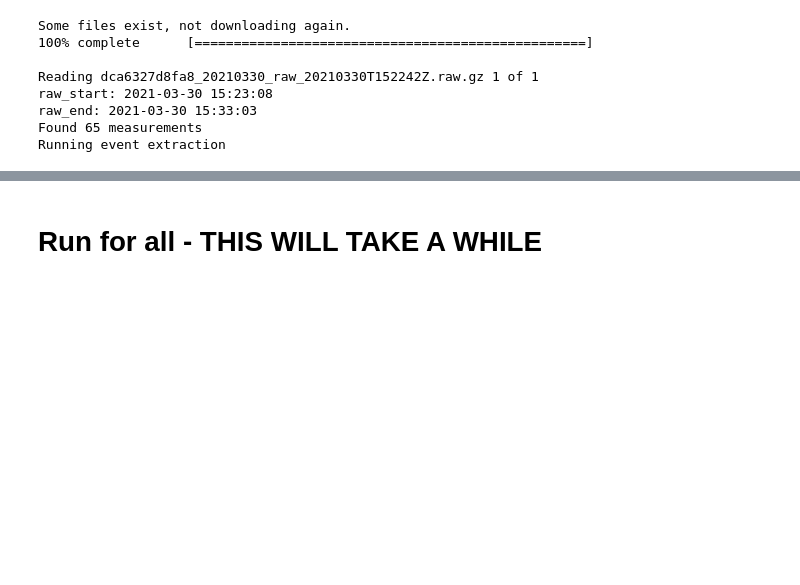
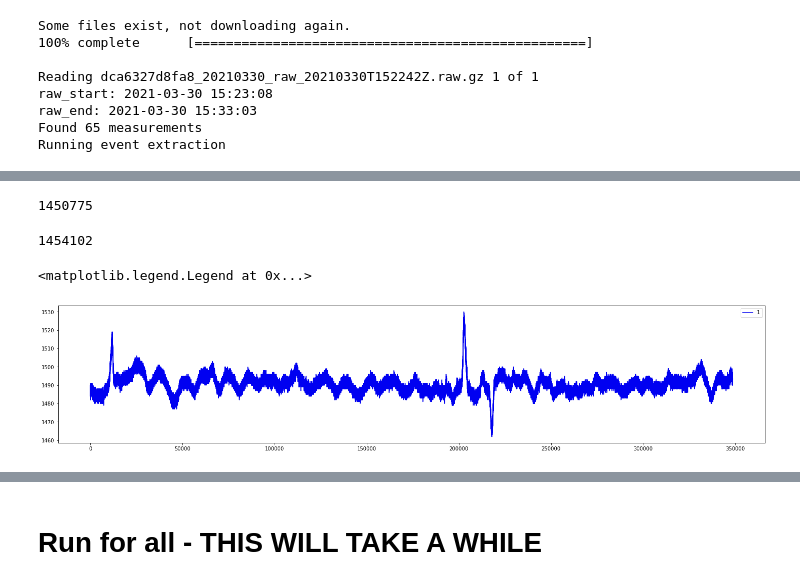
Before and after one commit to nikolajsheller/02456-2021-project, a Jupyter notebook: format_labelled_data.ipynb, the cells around one changed output, grey strips where cells are left out. Cells and saved outputs as stored; diff of their text form; code cells hidden in the pictures; blank space fills up the shorter version.

```diff
--- a/format_labelled_data.ipynb
+++ b/format_labelled_data.ipynb
@@ -184,0 +203,16 @@ plt.legend()
+# %%
+start_inds[0]
+# %% [output]
+1450775
+# %%
+stop_inds[0]
+# %% [output]
+1454102
+# %%
+plt.figure(figsize=(25,5))
+for c in range(0,1):
+    plt.plot(data[1451375:1800000,c], label=str(channels[c]), color=colors[c])
+plt.legend()
+# %% [output]
+<matplotlib.legend.Legend at 0x...>
+[figure, added]
```
Also changed, not shown: parts of 17 cells of this notebook, 3 other files.
